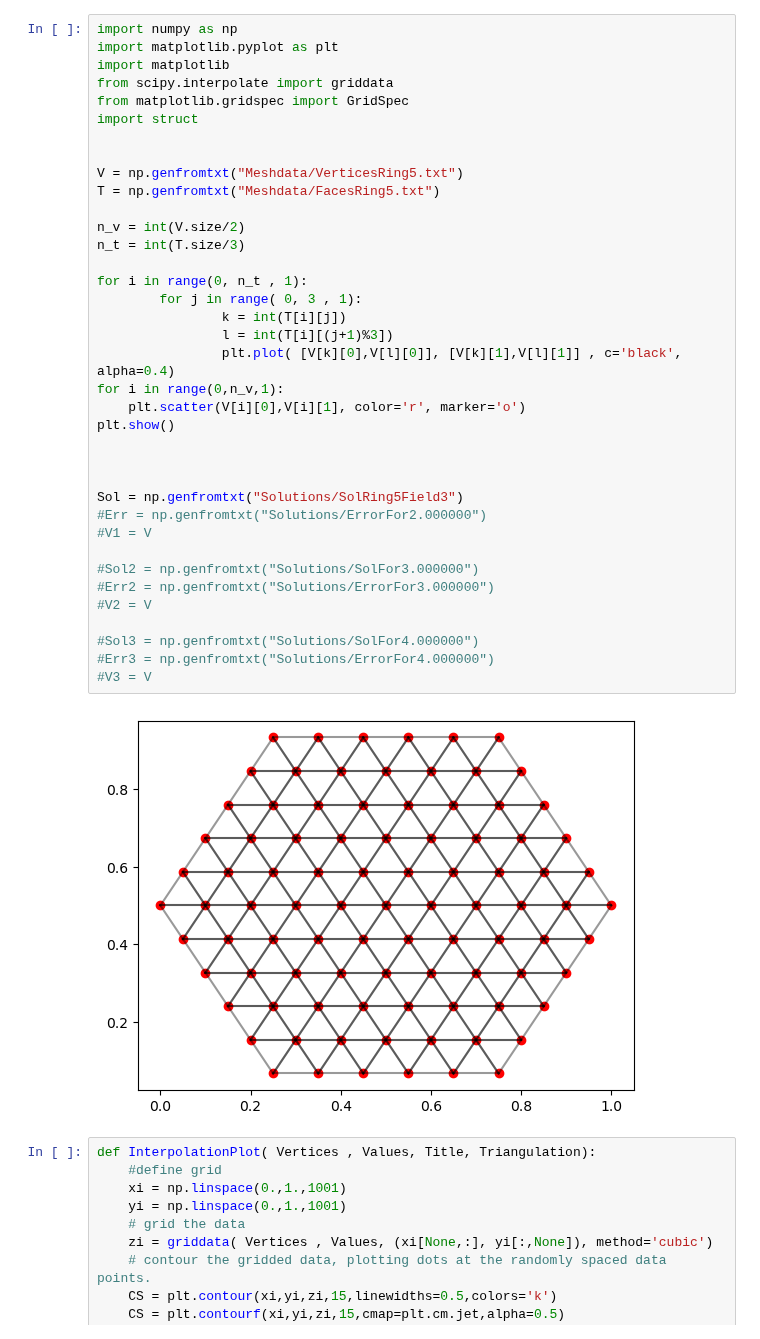
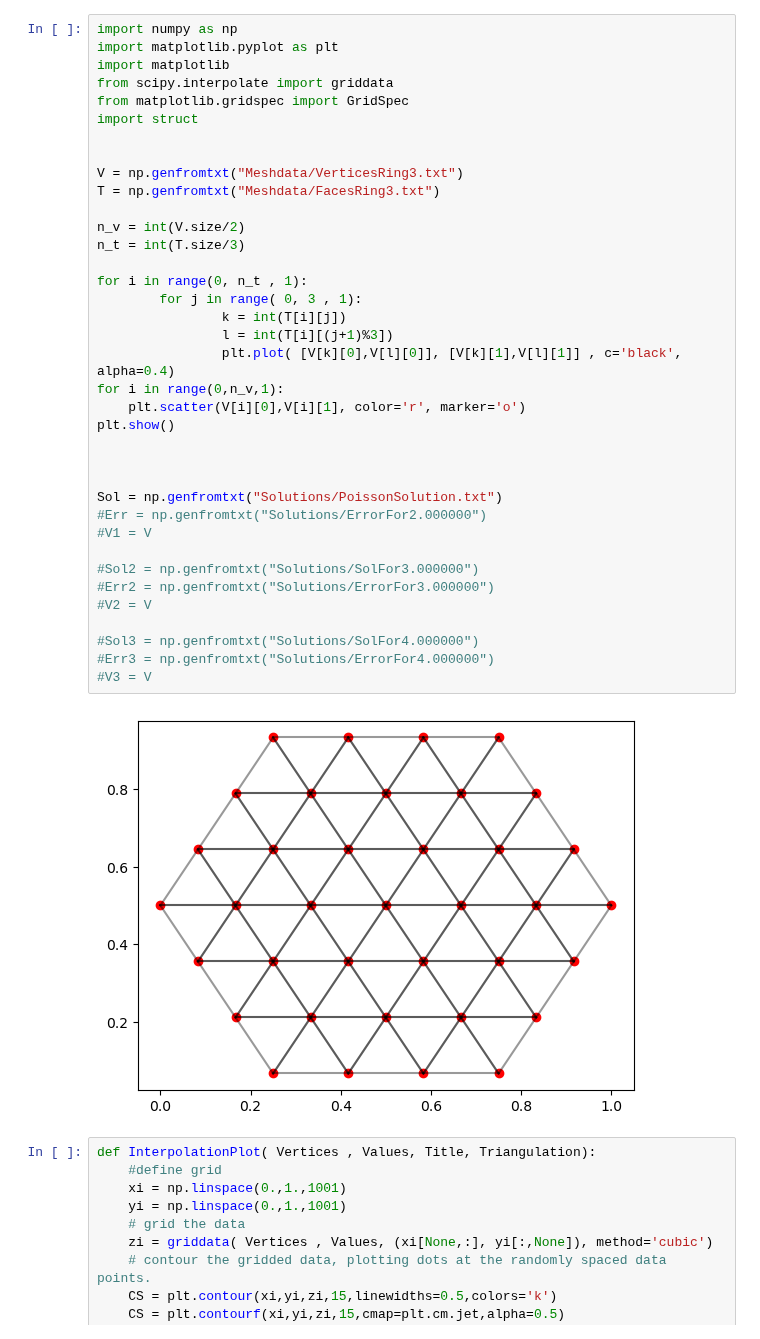
Before and after one commit to JaNiebu/BT_DECinPhysics, a Jupyter notebook: plot.ipynb, the cells around one changed output. Drawn from its saved outputs; the diff is of its cells as text.

```diff
--- a/plot.ipynb
+++ b/plot.ipynb
@@ -6,37 +6,37 @@ from scipy.interpolate import griddata
 from matplotlib.gridspec import GridSpec
 import struct
 
 
-V = np.genfromtxt("Meshdata/VerticesRing5.txt")
-T = np.genfromtxt("Meshdata/FacesRing5.txt")
+V = np.genfromtxt("Meshdata/VerticesRing3.txt")
+T = np.genfromtxt("Meshdata/FacesRing3.txt")
 
 n_v = int(V.size/2)
 n_t = int(T.size/3)
 
 for i in range(0, n_t , 1):
         for j in range( 0, 3 , 1):
                 k = int(T[i][j])
                 l = int(T[i][(j+1)%3])
                 plt.plot( [V[k][0],V[l][0]], [V[k][1],V[l][1]] , c='black', alpha=0.4)
 for i in range(0,n_v,1):
     plt.scatter(V[i][0],V[i][1], color='r', marker='o')
 plt.show()
 
 
 
-Sol = np.genfromtxt("Solutions/SolRing5Field3")
+Sol = np.genfromtxt("Solutions/PoissonSolution.txt")
 #Err = np.genfromtxt("Solutions/ErrorFor2.000000")
 #V1 = V
 
 #Sol2 = np.genfromtxt("Solutions/SolFor3.000000")
 #Err2 = np.genfromtxt("Solutions/ErrorFor3.000000")
 #V2 = V
 
 #Sol3 = np.genfromtxt("Solutions/SolFor4.000000")
 #Err3 = np.genfromtxt("Solutions/ErrorFor4.000000")
 #V3 = V
 # %% [output]
-[figure, old version]
+[figure, new version]
 # %%
 def InterpolationPlot( Vertices , Values, Title, Triangulation):
     #define grid
```
Also changed, not shown: parts of 2 cells of this notebook, 5 other files.
